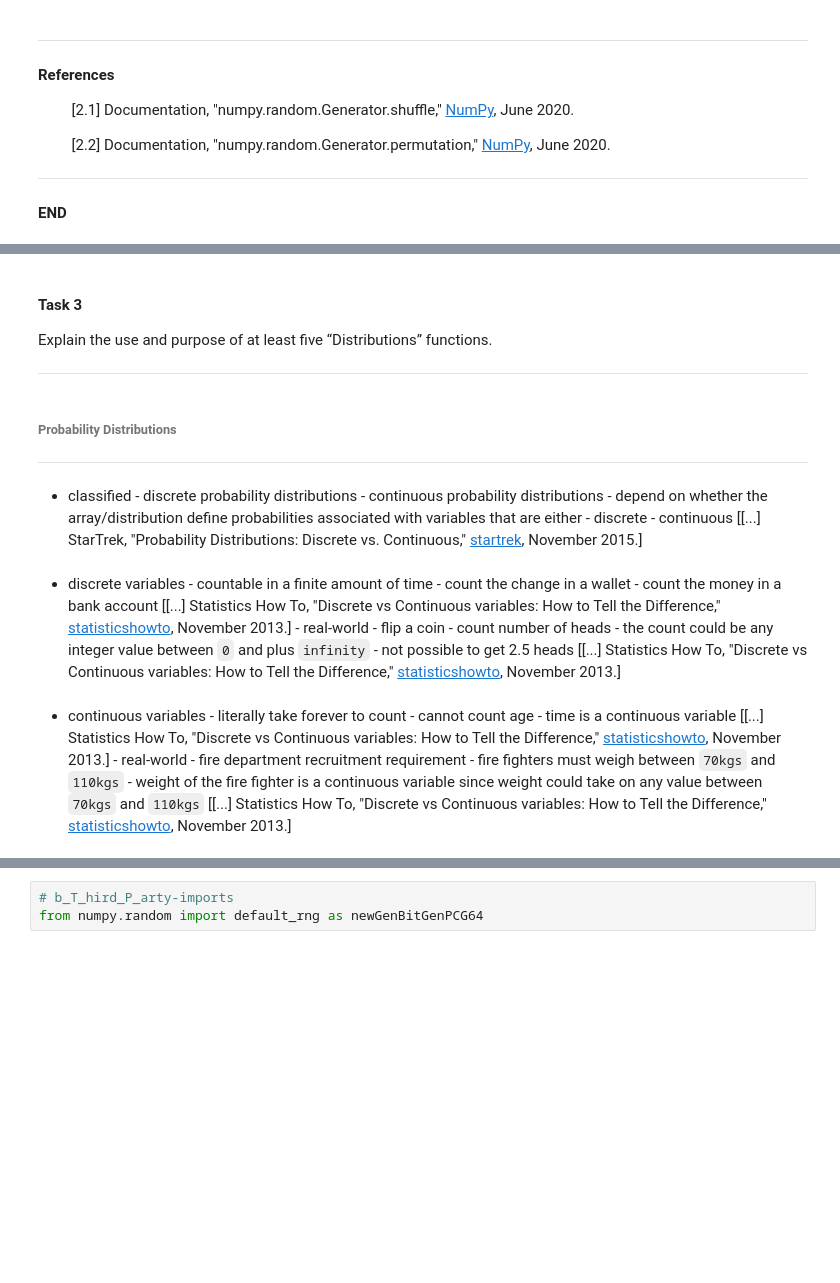
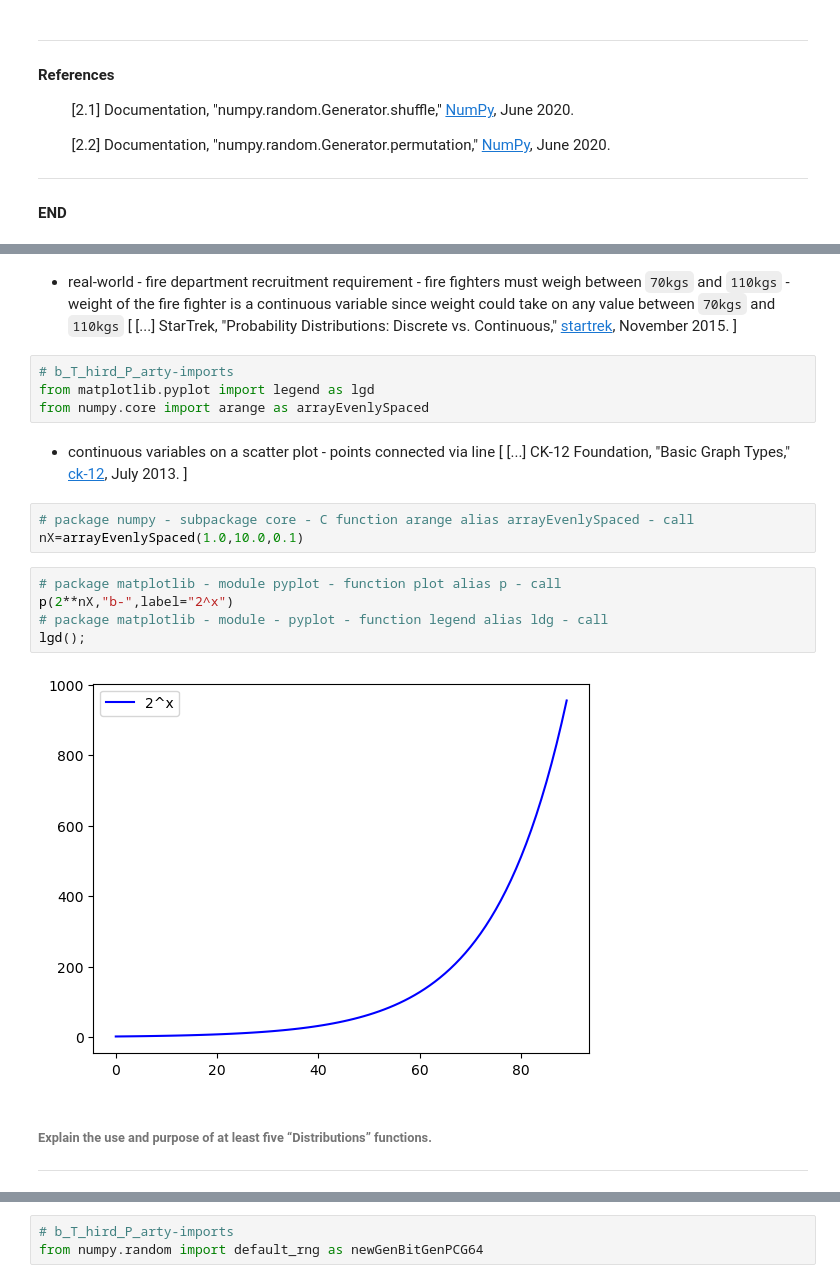
Before and after one commit to E6985/pda-numpy-random, a Jupyter notebook: Programming-for-Data-Analysis-Assignment-2020.ipynb, the cells around one changed output, grey strips where cells are left out. Drawn from its saved outputs; the diff is of its cells as text; blank space fills up the shorter version.

```diff
--- a/Programming-for-Data-Analysis-Assignment-2020.ipynb
+++ b/Programming-for-Data-Analysis-Assignment-2020.ipynb
@@ -153,14 +222,26 @@ exit()
+# %% [markdown]
+- real-world - fire department recruitment requirement - fire fighters must weigh between ``70kgs`` and ``110kgs`` - weight of the fire fighter is a continuous variable since weight could take on any value between ``70kgs`` and ``110kgs`` [
+[...] StarTrek, "Probability Distributions: Discrete vs. Continuous," [startrek](https://web.archive.org/web/20201106155243/https://stattrek.com/probability-distributions/discrete-continuous.aspx), November 2015.
+]
+# %%
+# b_T_hird_P_arty-imports
+from matplotlib.pyplot import legend as lgd
+from numpy.core import arange as arrayEvenlySpaced
+# %% [markdown]
+- continuous variables on a scatter plot - points connected via line [
+[...] CK-12 Foundation, "Basic Graph Types," [ck-12](http://web.archive.org/web/20201108091523/https://www.ck12.org/statistics/graphs-for-discrete-and-for-continuous-data/lesson/Basic-Graph-Types-BSC-PST), July 2013.
+]
+# %%
+# package numpy - subpackage core - C function arange alias arrayEvenlySpaced - call
+nX=arrayEvenlySpaced(1.0,10.0,0.1)
+# %%
+# package matplotlib - module pyplot - function plot alias p - call
+p(2**nX,"b-",label="2^x")
+# package matplotlib - module - pyplot - function legend alias ldg - call
+lgd();
+# %% [output]
+[figure, added]
 # %% [markdown]
-#### Task 3
-Explain the use and purpose of at least five “Distributions” functions.
+###### Explain the use and purpose of at least five “Distributions” functions.
 ***
-# %% [markdown]
-###### Probability Distributions
-***
-# %% [markdown]
-- classified - discrete probability distributions - continuous probability distributions - depend on whether the array/distribution define probabilities associated with variables that are either - discrete - continuous [[...] StarTrek, "Probability Distributions: Discrete vs. Continuous," [startrek](https://web.archive.org/web/20201106155243/https://stattrek.com/probability-distributions/discrete-continuous.aspx), November 2015.]
-# %% [markdown]
-- discrete variables - countable in a finite amount of time - count the change in a wallet - count the money in a bank account [[...] Statistics How To, "Discrete vs Continuous variables: How to Tell the Difference," [statisticshowto](xxx), November 2013.] - real-world - flip a coin - count number of heads - the count could be any integer value between ``0`` and plus ``infinity`` - not possible to get 2.5 heads [[...] Statistics How To, "Discrete vs Continuous variables: How to Tell the Difference," [statisticshowto](xxx), November 2013.]
-# %% [markdown]
-- continuous variables - literally take forever to count - cannot count age - time is a continuous variable [[...] Statistics How To, "Discrete vs Continuous variables: How to Tell the Difference," [statisticshowto](xxx), November 2013.] - real-world - fire department recruitment requirement - fire fighters must weigh between ``70kgs`` and ``110kgs`` - weight of the fire fighter is a continuous variable since weight could take on any value between ``70kgs`` and ``110kgs`` [[...] Statistics How To, "Discrete vs Continuous variables: How to Tell the Difference," [statisticshowto](xxx), November 2013.]
 # %% [markdown]
```
Also changed, not shown: parts of 47 cells of this notebook, 2 other files.
